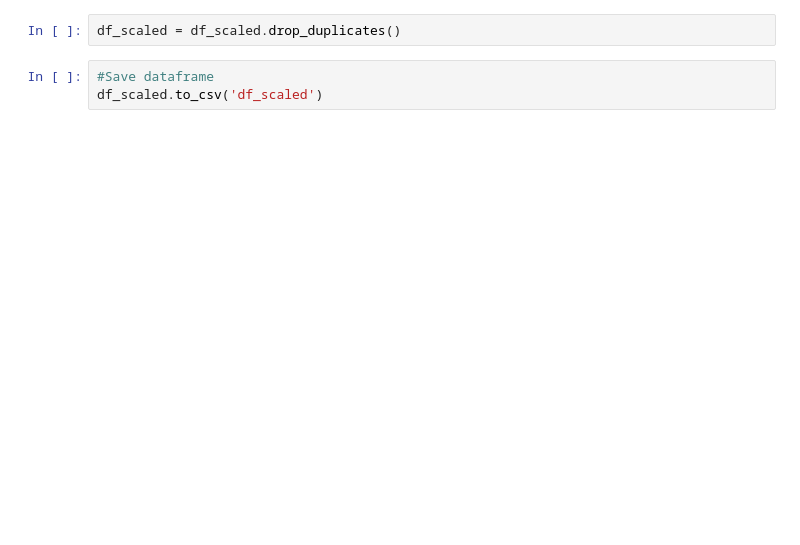
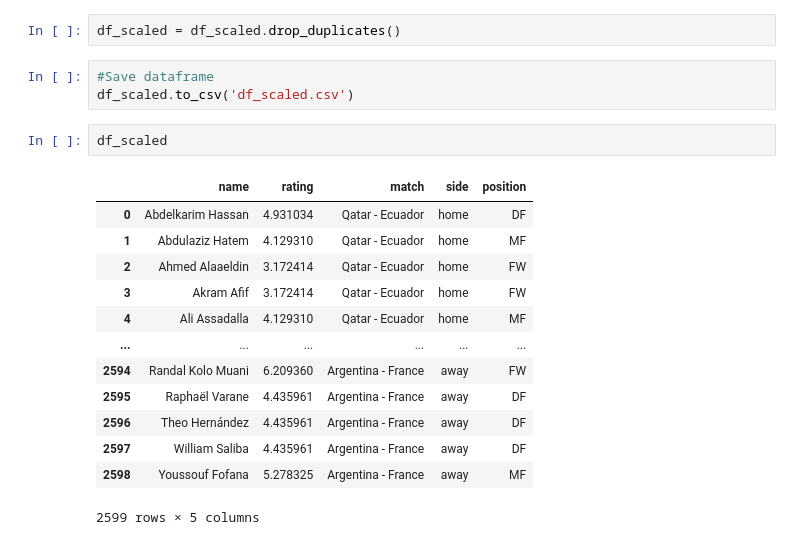
Before and after one commit to BroodjeBal69/VIS---Group-27, a Jupyter notebook: player_model.ipynb, the cells around one changed output. Drawn from its saved outputs; the diff is of its cells as text; blank space fills up the shorter version.

```diff
--- a/player_model.ipynb
+++ b/player_model.ipynb
@@ -257,4 +283,20 @@ df_scaled[df_scaled['name'] == 'Kyle Walker']
 df_scaled = df_scaled.drop_duplicates()
 # %%
 #Save dataframe
-df_scaled.to_csv('df_scaled')
+df_scaled.to_csv('df_scaled.csv')
+# %%
+df_scaled
+# %% [output]
+|  | name | rating | match | side | position |
+| 0 | Abdelkarim Hassan | 4.931034 | Qatar - Ecuador | home | DF |
+| 1 | Abdulaziz Hatem | 4.129310 | Qatar - Ecuador | home | MF |
+| 2 | Ahmed Alaaeldin | 3.172414 | Qatar - Ecuador | home | FW |
+| 3 | Akram Afif | 3.172414 | Qatar - Ecuador | home | FW |
+| 4 | Ali Assadalla | 4.129310 | Qatar - Ecuador | home | MF |
+| ... | ... | ... | ... | ... | ... |
+| 2594 | Randal Kolo Muani | 6.209360 | Argentina - France | away | FW |
+| 2595 | Raphaël Varane | 4.435961 | Argentina - France | away | DF |
+| 2596 | Theo Hernández | 4.435961 | Argentina - France | away | DF |
+| 2597 | William Saliba | 4.435961 | Argentina - France | away | DF |
+| 2598 | Youssouf Fofana | 5.278325 | Argentina - France | away | MF |
+2599 rows × 5 columns
```
Also changed, not shown: parts of 7 cells of this notebook, 2 other files.
